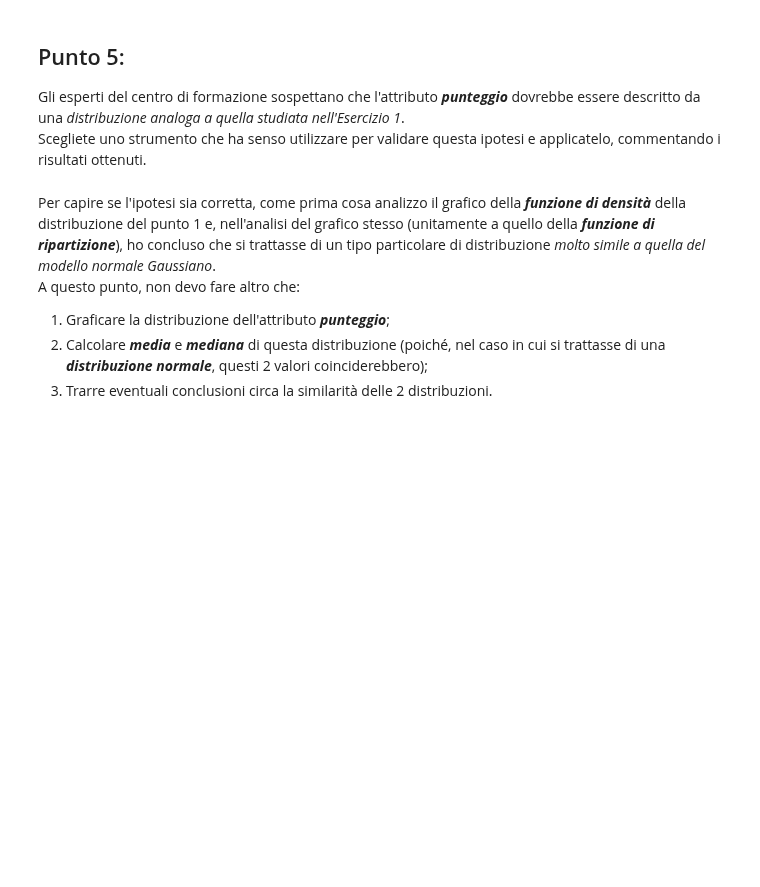
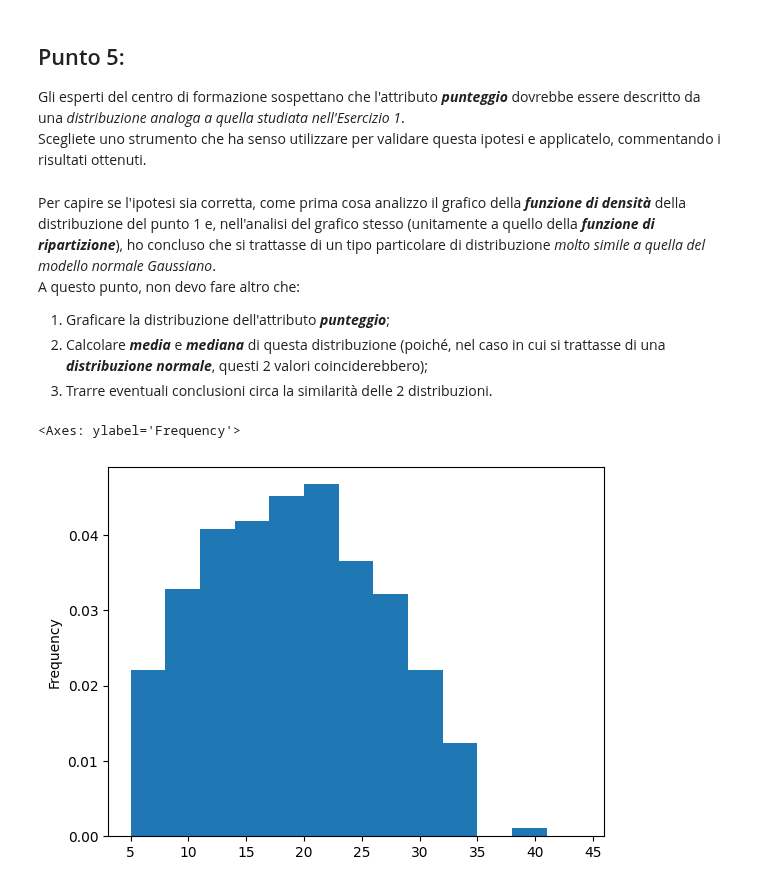
Before and after one commit to Gallja/Soluzioni-Statistica---Python, a Jupyter notebook: 2024/Esame_Giugno_2024.ipynb, the cells around one changed output. Drawn from its saved outputs; the diff is of its cells as text; code cells hidden in the pictures; blank space fills up the shorter version.

```diff
--- a/2024/Esame_Giugno_2024.ipynb
+++ b/2024/Esame_Giugno_2024.ipynb
@@ -412,3 +412,8 @@ A questo punto, non devo fare altro che:
 1. Graficare la distribuzione dell'attributo **_punteggio_**;
 2. Calcolare **_media_** e **_mediana_** di questa distribuzione (poiché, nel caso in cui si trattasse di una **_distribuzione normale_**, questi 2 valori coinciderebbero);
 3. Trarre eventuali conclusioni circa la similarità delle 2 distribuzioni.
+# %%
+data['punteggio'].plot.hist(bins = range(5, 45, 3), density = True)
+# %% [output]
+<Axes: ylabel='Frequency'>
+[figure, added]
```
